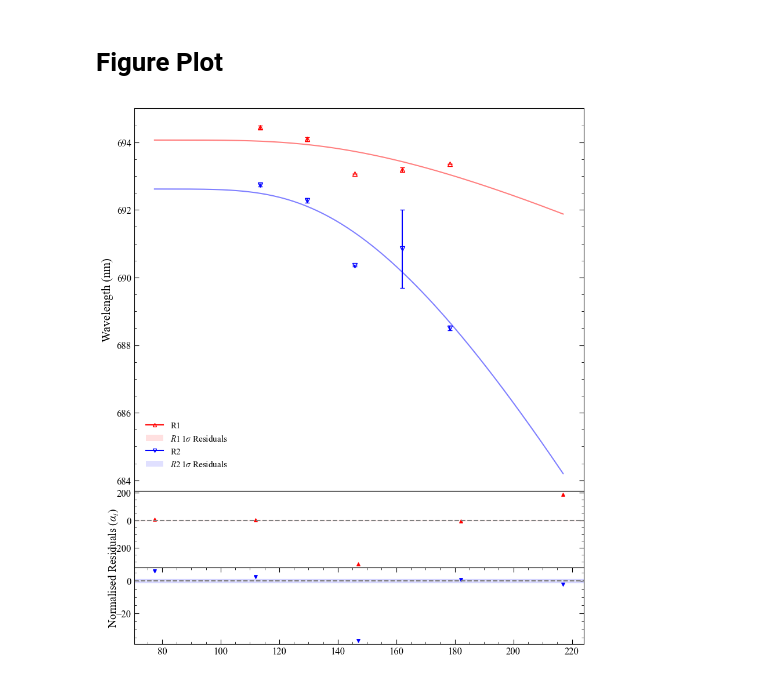
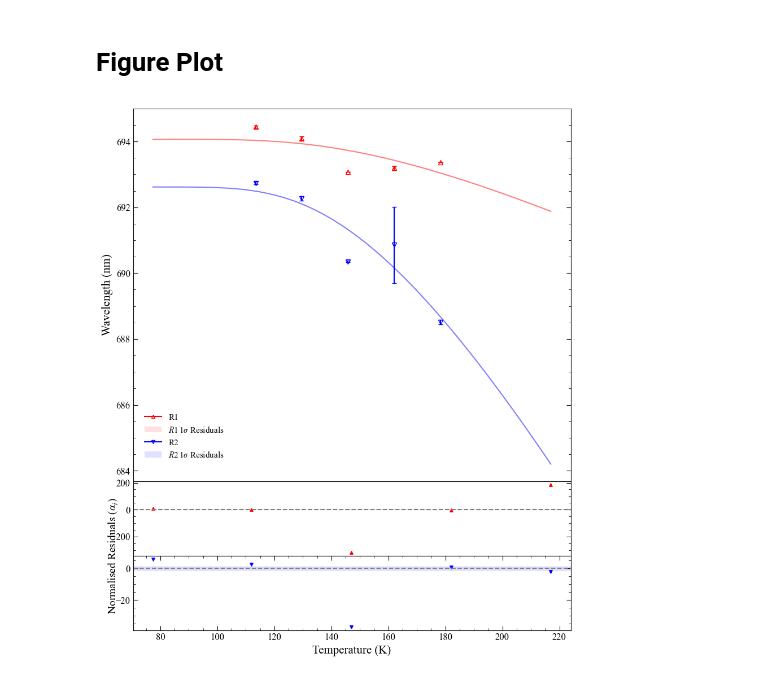
Before and after one commit to Sebastian426/Advanced-Lab-Code, a Jupyter notebook: Temperature Runs/Temperature Runs.ipynb, the cells around one changed output. Saved outputs shown, nothing was run; the diff lists cells and outputs as text; code cells hidden in the pictures.

```diff
--- a/Temperature Runs/Temperature Runs.ipynb
+++ b/Temperature Runs/Temperature Runs.ipynb
@@ -306,31 +306,33 @@ fig.text(
     ha='center'
 )
 ax_res2.axhspan(-1,1,color = marker_colours[1], alpha = 0.12)
 ax_res2.axhline(0, color = "grey", linestyle = "--")
 
 ax_res2.scatter(T_data, residuals_R2,
                 marker = marker_list[1], color = marker_colours[1], s = 15)
 
+ax_res2.set_xlabel("Temperature (K)")
+
 
 for ax in [ax_main, ax_res1, ax_res2]:
     ax.minorticks_on()
     ax.tick_params(which='major', size=6, direction='in',
                    right=True, top=True)
     ax.tick_params(which='minor', size=3, direction='in',
                    right=True, top=True)
 
 for ax in [ax_main, ax_res1, ax_res2]:
     for label in ax.get_xticklabels()+ ax.get_yticklabels():
         label.set_bbox(dict(
             facecolor="white",
             edgecolor="none",
             pad=1.0
         ))
 
 for ax in [ax_main, ax_res1]:
     ax.set_xticks([])
 
 plt.savefig(laptop_savepath_lineshift, bbox_inches='tight', dpi  = 800)
 plt.show()
 # %% [output]
-[figure, old version]
+[figure, new version]
```
Also changed, not shown: 2 other files.
